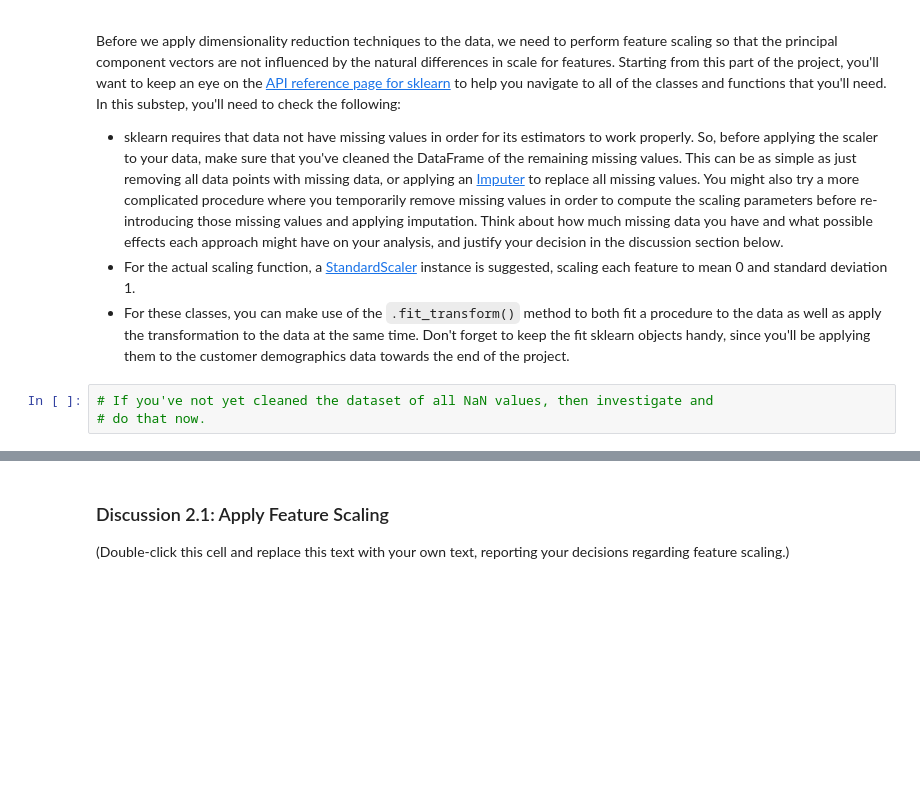
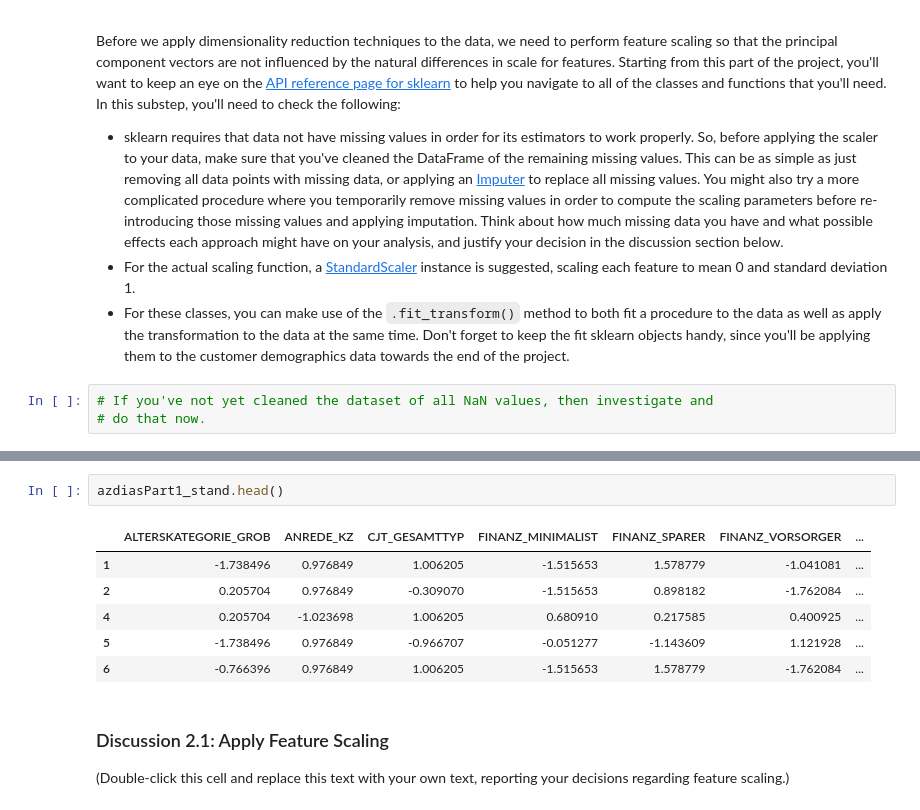
Before and after one commit to MR901/DS_IdentifyCustomerSegments, a Jupyter notebook: Identify_Customer_Segments.ipynb, the cells around one changed output, grey strips where cells are left out. Drawn from its saved outputs; the diff is of its cells as text; blank space fills up the shorter version.

```diff
--- a/Identify_Customer_Segments.ipynb
+++ b/Identify_Customer_Segments.ipynb
@@ -852,3 +1044,12 @@ Before we apply dimensionality reduction techniques to the data, we need to perf
+# %%
+azdiasPart1_stand.head()
+# %% [output]
+|  | ALTERSKATEGORIE_GROB | ANREDE_KZ | CJT_GESAMTTYP | FINANZ_MINIMALIST | FINANZ_SPARER | FINANZ_VORSORGER | ... |
+| 1 | -1.738496 | 0.976849 | 1.006205 | -1.515653 | 1.578779 | -1.041081 | ... |
+| 2 | 0.205704 | 0.976849 | -0.309070 | -1.515653 | 0.898182 | -1.762084 | ... |
+| 4 | 0.205704 | -1.023698 | 1.006205 | 0.680910 | 0.217585 | 0.400925 | ... |
+| 5 | -1.738496 | 0.976849 | -0.966707 | -0.051277 | -1.143609 | 1.121928 | ... |
+| 6 | -0.766396 | 0.976849 | 1.006205 | -1.515653 | 1.578779 | -1.762084 | ... |
 # %% [markdown]
 ### Discussion 2.1: Apply Feature Scaling
 
```
Also changed, not shown: parts of 33 cells of this notebook.
